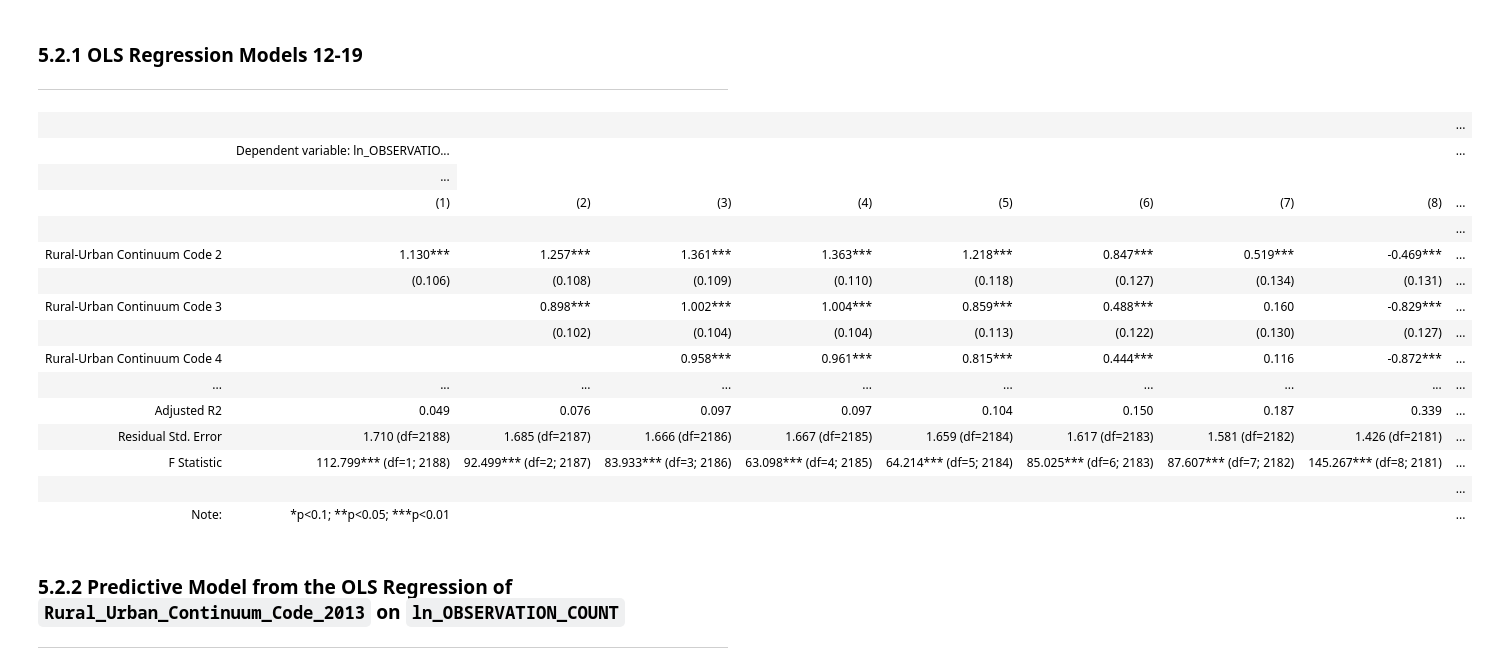
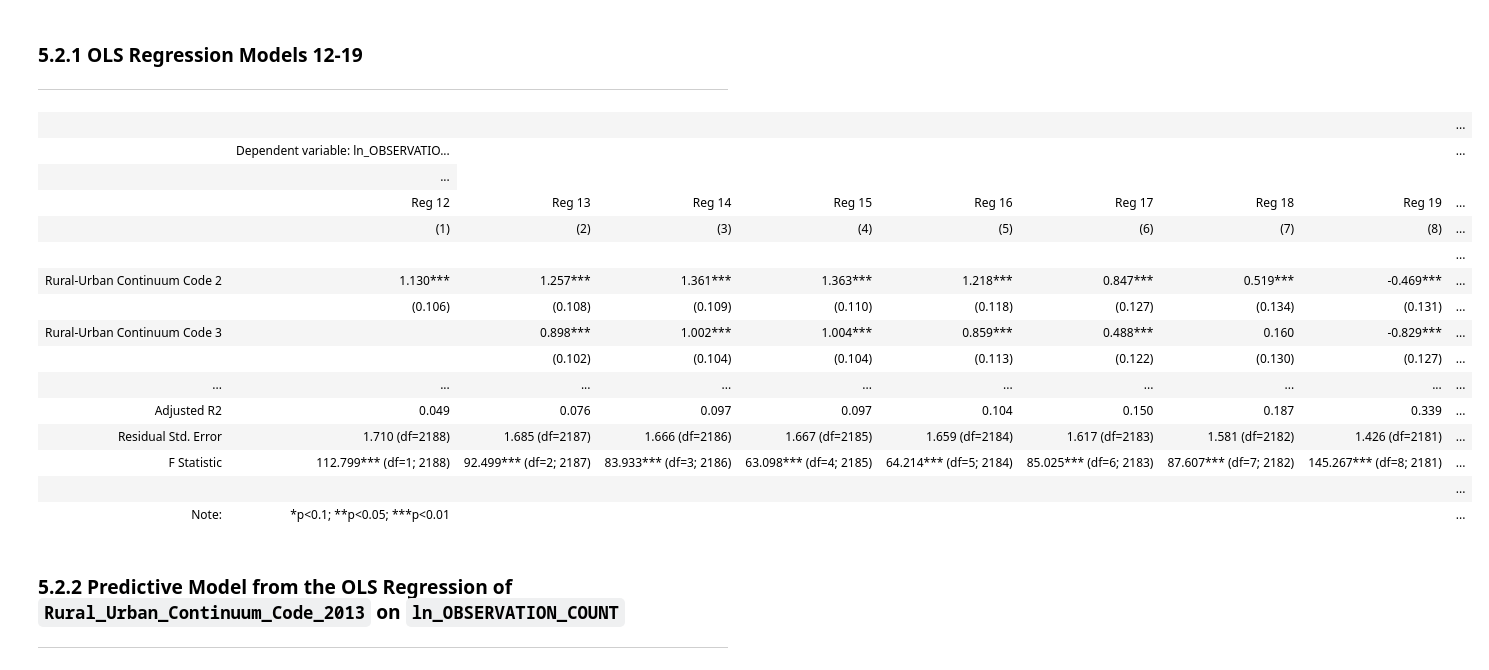
Before and after one commit to Iandrewburg/DA2_TERM_PROJECT, a Jupyter notebook: Final_Project_Data.ipynb, the cells around one changed output. Drawn from its saved outputs; the diff is of its cells as text; code cells hidden in the pictures.

```diff
--- a/Final_Project_Data.ipynb
+++ b/Final_Project_Data.ipynb
@@ -1258,40 +1260,42 @@ reg12 = smf.ols(formula="ln_OBSERVATION_COUNT ~ Continuum_2", data=county_norcar
 reg13 = smf.ols(formula="ln_OBSERVATION_COUNT ~ Continuum_2 + Continuum_3", data=county_norcar_merged_dummies).fit(cov_type="HC1")
 reg14 = smf.ols(formula="ln_OBSERVATION_COUNT ~ Continuum_2 + Continuum_3 + Continuum_4", data=county_norcar_merged_dummies).fit(cov_type="HC1")
 reg15 = smf.ols(formula="ln_OBSERVATION_COUNT ~ Continuum_2 + Continuum_3 + Continuum_4 + Continuum_5", data=county_norcar_merged_dummies).fit(cov_type="HC1")
 reg16 = smf.ols(formula="ln_OBSERVATION_COUNT ~ Continuum_2 + Continuum_3 + Continuum_4 + Continuum_5 + Continuum_6", data=county_norcar_merged_dummies).fit(cov_type="HC1")
 reg17 = smf.ols(formula="ln_OBSERVATION_COUNT ~ Continuum_2 + Continuum_3 + Continuum_4 + Continuum_5 + Continuum_6 + Continuum_7", data=county_norcar_merged_dummies).fit(cov_type="HC1")
 reg18 = smf.ols(formula="ln_OBSERVATION_COUNT ~ Continuum_2 + Continuum_3 + Continuum_4 + Continuum_5 + Continuum_6 + Continuum_7 + Continuum_8", data=county_norcar_merged_dummies).fit(cov_type="HC1")
 reg19 = smf.ols(formula="ln_OBSERVATION_COUNT ~ Continuum_2 + Continuum_3 + Continuum_4 + Continuum_5 + Continuum_6 + Continuum_7 + Continuum_8 + Continuum_9", data=county_norcar_merged_dummies).fit(cov_type="HC1")
 
 stargazer = Stargazer([reg12, reg13, reg14, reg15, reg16, reg17, reg18, reg19])
 stargazer.covariate_order(["Continuum_2", "Continuum_3", "Continuum_4",
                            "Continuum_5", "Continuum_6", "Continuum_7",
                            "Continuum_8", "Continuum_9", "Intercept"])
 
 stargazer.rename_covariates({
     "Continuum_2": "Rural-Urban Continuum Code 2",
     "Continuum_3": "Rural-Urban Continuum Code 3",
     "Continuum_4": "Rural-Urban Continuum Code 4",
     "Continuum_5": "Rural-Urban Continuum Code 5",
     "Continuum_6": "Rural-Urban Continuum Code 6",
     "Continuum_7": "Rural-Urban Continuum Code 7",
     "Continuum_8": "Rural-Urban Continuum Code 8",
     "Continuum_9": "Rural-Urban Continuum Code 9",
     "Intercept": "Constant"
 })
 
+stargazer.custom_columns(["Reg 12", "Reg 13", "Reg 14", "Reg 15", "Reg 16", "Reg 17", "Reg 18", "Reg 19"], [1, 1, 1, 1, 1, 1, 1, 1])
+
 stargazer
 # %% [output]
 |  |  |  |  |  |  |  |  |  | ... |
 |  | Dependent variable: ln_OBSERVATIO... |  |  |  |  |  |  |  | ... |
 |  | ... |
+|  | Reg 12 | Reg 13 | Reg 14 | Reg 15 | Reg 16 | Reg 17 | Reg 18 | Reg 19 | ... |
 |  | (1) | (2) | (3) | (4) | (5) | (6) | (7) | (8) | ... |
 |  |  |  |  |  |  |  |  |  | ... |
 | Rural-Urban Continuum Code 2 | 1.130*** | 1.257*** | 1.361*** | 1.363*** | 1.218*** | 0.847*** | 0.519*** | -0.469*** | ... |
 |  | (0.106) | (0.108) | (0.109) | (0.110) | (0.118) | (0.127) | (0.134) | (0.131) | ... |
 | Rural-Urban Continuum Code 3 |  | 0.898*** | 1.002*** | 1.004*** | 0.859*** | 0.488*** | 0.160 | -0.829*** | ... |
 |  |  | (0.102) | (0.104) | (0.104) | (0.113) | (0.122) | (0.130) | (0.127) | ... |
-| Rural-Urban Continuum Code 4 |  |  | 0.958*** | 0.961*** | 0.815*** | 0.444*** | 0.116 | -0.872*** | ... |
 | ... | ... | ... | ... | ... | ... | ... | ... | ... | ... |
 | Adjusted R2 | 0.049 | 0.076 | 0.097 | 0.097 | 0.104 | 0.150 | 0.187 | 0.339 | ... |
 | Residual Std. Error | 1.710 (df=2188) | 1.685 (df=2187) | 1.666 (df=2186) | 1.667 (df=2185) | 1.659 (df=2184) | 1.617 (df=2183) | 1.581 (df=2182) | 1.426 (df=2181) | ... |
```
Also changed, not shown: parts of 3 cells of this notebook.
